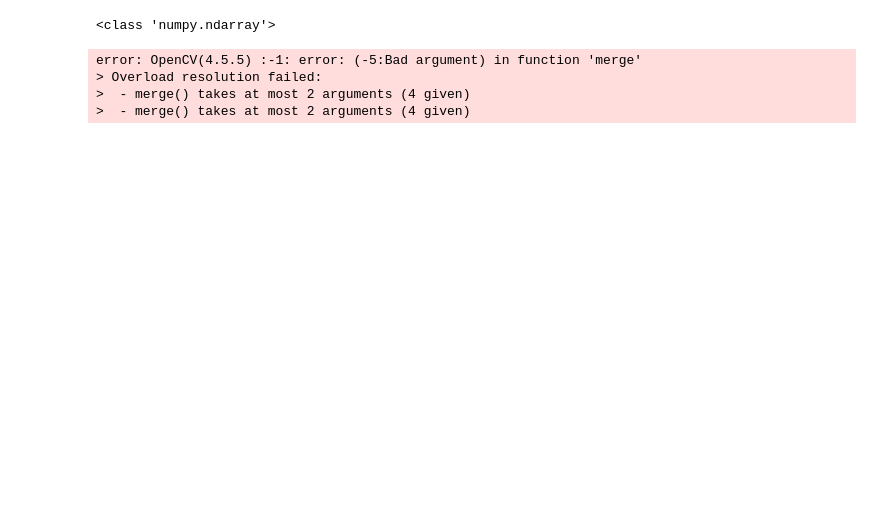
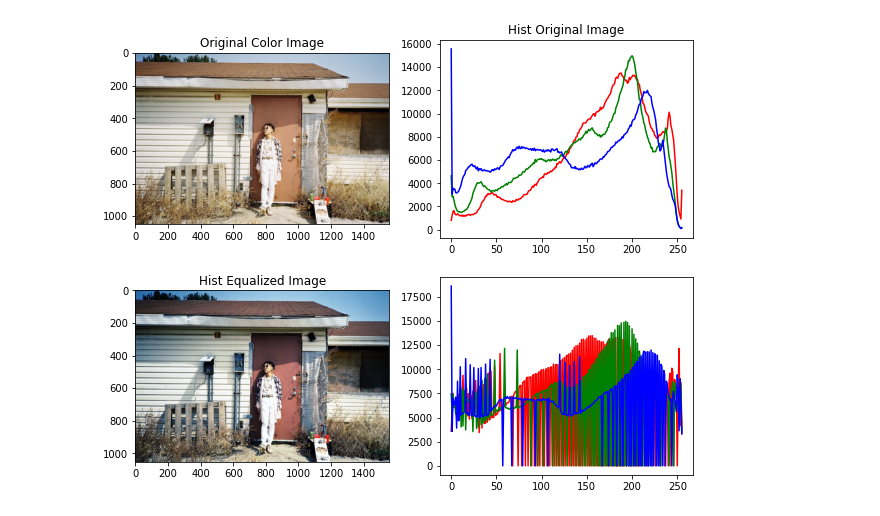
Before and after one commit to nathamon24/image-processing, a Jupyter notebook: Activity/Activity#3/Lab3.2.ipynb, the cells around one changed output. Drawn from its saved outputs; the diff is of its cells as text; code cells hidden in the pictures; blank space fills up the shorter version.

```diff
--- a/Activity/Activity#3/Lab3.2.ipynb
+++ b/Activity/Activity#3/Lab3.2.ipynb
@@ -7,19 +5,29 @@ from skimage.exposure import cumulative_distribution
 # %%
 image = cv2.cvtColor(cv2.imread("image2.jpg"),cv2.COLOR_BGR2RGB)
-print(type(image))
-r = cv2.equalizeHist(image[:,:,0])
-g = cv2.equalizeHist(image[:,:,1])
-b = cv2.equalizeHist(image[:,:,2])
-cv2.merge(r,g,b,image)
+
+channels=cv2.split(image)
+r =cv2.equalizeHist(image[:,:,0])
+g =cv2.equalizeHist(image[:,:,1])
+b =cv2.equalizeHist(image[:,:,2])
+
+img_eq = cv2.merge((r,g,b))
 fig, ax = plt.subplots(2, 2, figsize=(10,8))
 fig.patch.set_facecolor('white')
+
+ax[0,0].set_title("Original Color Image")
 ax[0,0].imshow(image)
 
+ax[0,1].set_title("Hist Original Image")
+for i,col in enumerate(["r","g","b"]):
+    hist = cv2.calcHist([image],[i],None,[256],[0,256])
+    ax[0,1].plot(hist,color = col)
 
+ax[1,0].set_title("Equalized Image")
 ax[1,0].imshow(img_eq)
+
+ax[1,0].set_title("Hist Equalized Image")
+for i,col in enumerate(["r","g","b"]):
+    hist = cv2.calcHist([img_eq],[i],None,[256],[0,256])
+    ax[1,1].plot(hist,color = col)
 # %% [output]
-<class 'numpy.ndarray'>
-error: OpenCV(4.5.5) :-1: error: (-5:Bad argument) in function 'merge'
-> Overload resolution failed:
->  - merge() takes at most 2 arguments (4 given)
->  - merge() takes at most 2 arguments (4 given)
+[figure, added]
```
Also changed, not shown: parts of 2 cells of this notebook, 14 other files.
